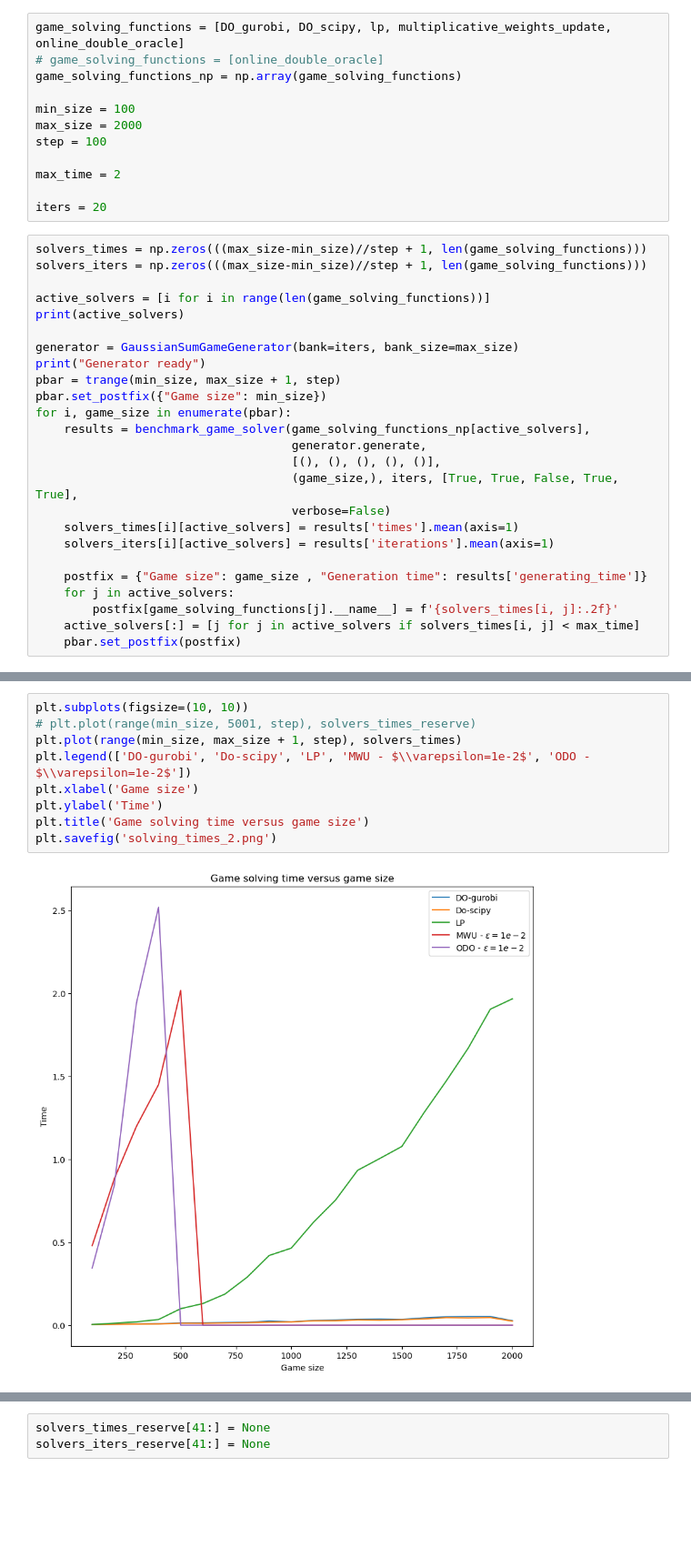
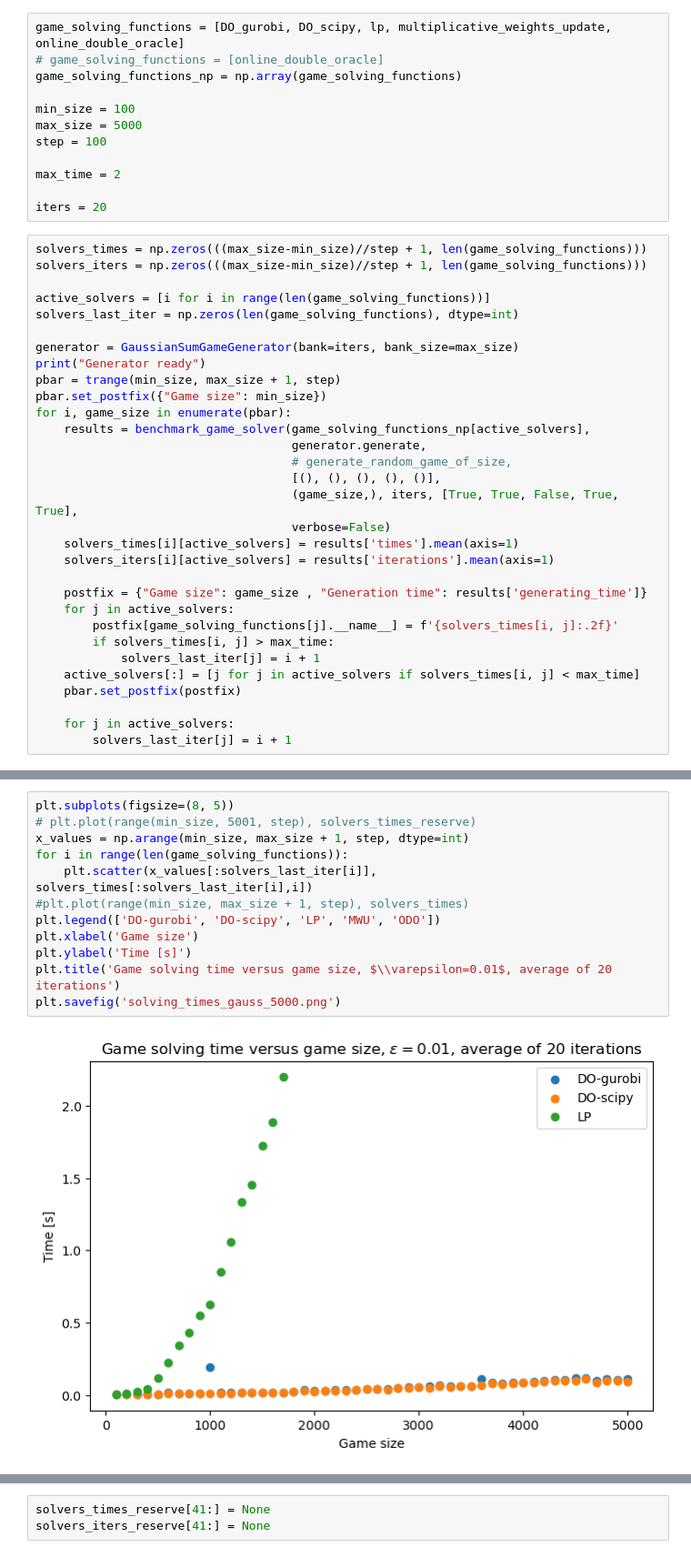
Before and after one commit to Filiver/BP_codes, a Jupyter notebook: src/plot_time_depended_on_size.ipynb, the cells around one changed output, grey strips where cells are left out. Shown at 91% size. Saved outputs shown, nothing was run; the diff lists cells and outputs as text; blank space fills up the shorter version.

```diff
--- a/src/plot_time_depended_on_size.ipynb
+++ b/src/plot_time_depended_on_size.ipynb
@@ -15,7 +17,7 @@ game_solving_functions = [DO_gurobi, DO_scipy, lp, multiplicative_weights_update
 game_solving_functions_np = np.array(game_solving_functions)
 
 min_size = 100
-max_size = 2000
+max_size = 5000
 step = 100
 
 max_time = 2
@@ -26,7 +28,7 @@ solvers_times = np.zeros(((max_size-min_size)//step + 1, len(game_solving_functi
 solvers_iters = np.zeros(((max_size-min_size)//step + 1, len(game_solving_functions)))
 
 active_solvers = [i for i in range(len(game_solving_functions))]
-print(active_solvers)
+solvers_last_iter = np.zeros(len(game_solving_functions), dtype=int)
 
 generator = GaussianSumGameGenerator(bank=iters, bank_size=max_size)
 print("Generator ready")
@@ -35,6 +37,7 @@ pbar.set_postfix({"Game size": min_size})
 for i, game_size in enumerate(pbar):
     results = benchmark_game_solver(game_solving_functions_np[active_solvers],
                                     generator.generate,
+                                    # generate_random_game_of_size,
                                     [(), (), (), (), ()],
                                     (game_size,), iters, [True, True, False, True, True],
                                     verbose=False)
@@ -44,6 +47,11 @@ for i, game_size in enumerate(pbar):
     postfix = {"Game size": game_size , "Generation time": results['generating_time']}
     for j in active_solvers:
         postfix[game_solving_functions[j].__name__] = f'{solvers_times[i, j]:.2f}'
+        if solvers_times[i, j] > max_time:
+            solvers_last_iter[j] = i + 1
     active_solvers[:] = [j for j in active_solvers if solvers_times[i, j] < max_time]
     pbar.set_postfix(postfix)
+
+    for j in active_solvers:
+        solvers_last_iter[j] = i + 1
 # %% [output]
@@ -54,14 +59,17 @@ Academic license - for non-commercial use only - expires 2025-11-05
 # %%
-plt.subplots(figsize=(10, 10))
+plt.subplots(figsize=(8, 5))
 # plt.plot(range(min_size, 5001, step), solvers_times_reserve)
-plt.plot(range(min_size, max_size + 1, step), solvers_times)
-plt.legend(['DO-gurobi', 'Do-scipy', 'LP', 'MWU - $\\varepsilon=1e-2$', 'ODO - $\\varepsilon=1e-2$'])
+x_values = np.arange(min_size, max_size + 1, step, dtype=int)
+for i in range(len(game_solving_functions)):
+    plt.scatter(x_values[:solvers_last_iter[i]], solvers_times[:solvers_last_iter[i],i])
+#plt.plot(range(min_size, max_size + 1, step), solvers_times)
+plt.legend(['DO-gurobi', 'DO-scipy', 'LP', 'MWU', 'ODO'])
 plt.xlabel('Game size')
-plt.ylabel('Time')
-plt.title('Game solving time versus game size')
-plt.savefig('solving_times_2.png')
+plt.ylabel('Time [s]')
+plt.title('Game solving time versus game size, $\\varepsilon=0.01$, average of 20 iterations')
+plt.savefig('solving_times_gauss_5000.png')
 # %% [output]
-[figure, old version]
+[figure, new version]
 # %%
 from copy import deepcopy
 solvers_iters_reserve = deepcopy(solvers_iters)
```
Also changed, not shown: parts of 7 cells of this notebook, 12 other files.
